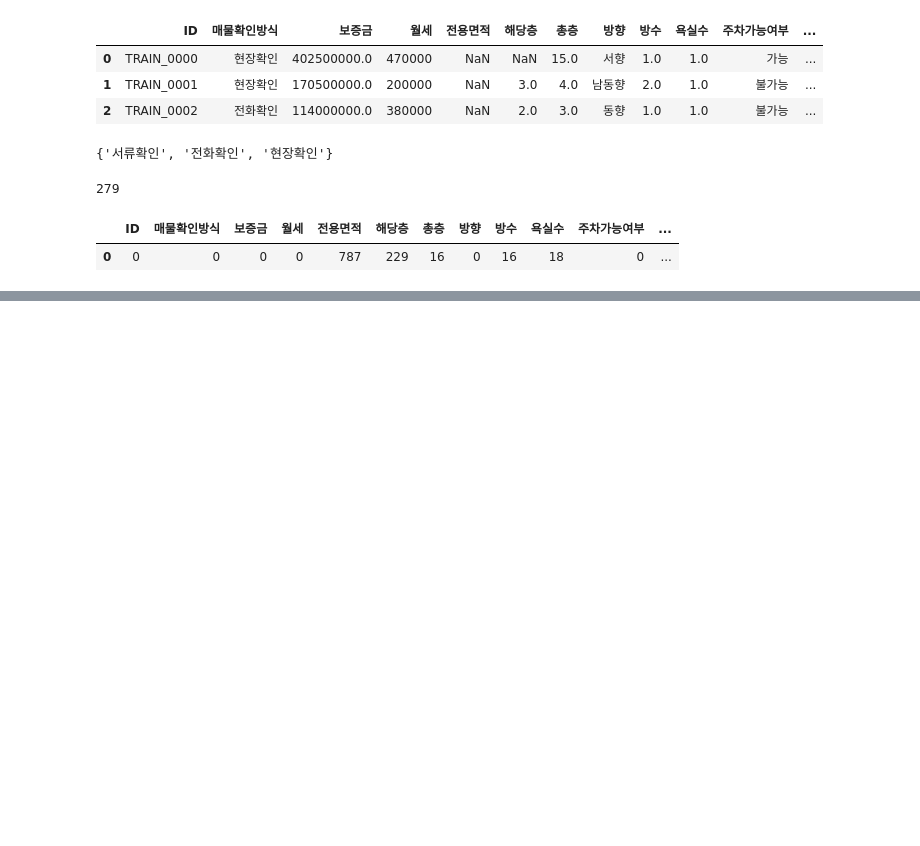
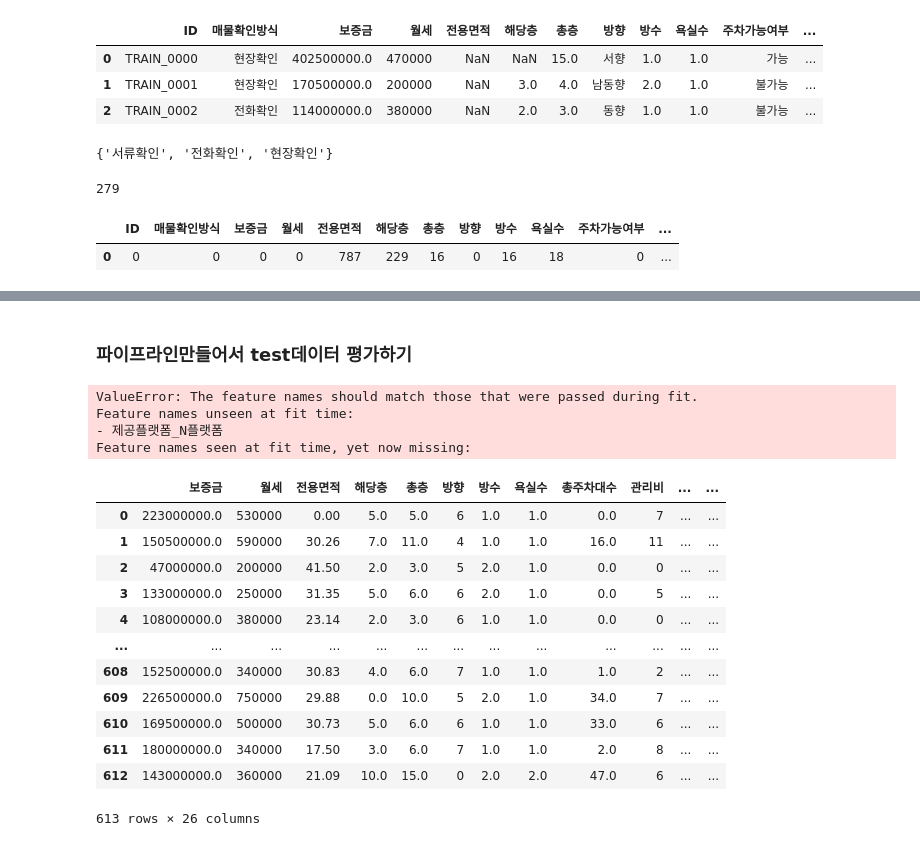
Before and after one commit to Salamamder/project_jericho, a Jupyter notebook: 임시이름.ipynb, the cells around one changed output, grey strips where cells are left out. Drawn from its saved outputs; the diff is of its cells as text; code cells hidden in the pictures; blank space fills up the shorter version.

```diff
--- a/임시이름.ipynb
+++ b/임시이름.ipynb
@@ -179,22 +186,5 @@ train_drop[['총층']] = train_drop[['총층']].fillna(train_drop['총층'].mean
 # train_outliers = train_numeric[((train_numeric < (q1 - 1.5 * iqr)) | (train_numeric > (q3 + 1.5 * iqr))).any(axis=1)]
 
 
-
-
-
-# 4. 라벨링(겟더미: 주차가능여부, 매물확인방식, 플랫폼, 라벨링: 방향)
-#     라벨링
-print(set(train_drop['방향']))
-mapping = {'북동향': 1,
-           '북서향': 3,
-           '남동향': 7,
-           '남향': 6,
-           '북향': 2,
-           '동향': 0,
-           '남서향': 5,
-           '서향': 4,
-          }
-train_drop['방향'] = train_drop.방향.map(mapping)
-train_labelled = pd.get_dummies(train_drop, drop_first=True)
-# 이상치는 모두 허위매물이였다. 뭐
-# 5. 예측할 값 분리
+# 3.5 라벨링 이전에 데이터 타입 변환 필요한거: 게재일
+train_drop['게재일'] = pd.to_datetime(train_drop.게재일).apply(lambda x : x.timestamp())
@@ -228,0 +284,23 @@ Index(['a', 'b'], dtype='object')
+# %% [markdown]
+### 파이프라인만들어서 test데이터 평가하기
+# %%
+# 전처리
+# 1. 필요없는거 버리기(ID)
+test_drop = test.drop(['ID'], axis=1)
+
+# 2. 결측치 보간(0: 전용면적, 해당층, 방수, 욕실수, 총주차대수   평균: 총층)
+test_drop[['전용면적','해당층','방수','욕실수','총주차대수']] = test_drop[['전용면적','해당층','방수','욕실수','총주차대수']].fillna(0)
+test_drop[['총층']] = test_drop[['총층']].fillna(test_drop['총층'].mean())
+
+# 이상치제거 -> 일단 지금은 없음
+# 3.5 라벨링 이전에 데이터 타입 변환 필요한거: 게재일
+test_drop['게재일'] = pd.to_datetime(test_drop.게재일).apply(lambda x : x.timestamp())
+
+# 4. 라벨링(겟더미: 주차가능여부, 매물확인방식, 플랫폼, 라벨링: 방향)
+#     라벨링
+test_drop['방향'] = test_drop.방향.map(mapping)
+test_drop['중개사무소'] = label_encoder.transform(test_drop['중개사무소'])
+
+test_labelled = pd.get_dummies(test_drop, drop_first=True)
+# 이상치는 모두 허위매물이였다. 뭐
+# 5. 예측할 값 분리
@@ -228,0 +309,8 @@ Index(['a', 'b'], dtype='object')
+# %%
+# 예측값, 점수확인은 못함
+y_pred = best_model.predict(test_labelled)
+# %% [output]
+ValueError: The feature names should match those that were passed during fit.
+Feature names unseen at fit time:
+- 제공플랫폼_N플랫폼
+Feature names seen at fit time, yet now missing:
@@ -228,0 +322,16 @@ Index(['a', 'b'], dtype='object')
+# %%
+test_labelled
+# %% [output]
+|  | 보증금 | 월세 | 전용면적 | 해당층 | 총층 | 방향 | 방수 | 욕실수 | 총주차대수 | 관리비 | ... | ... |
+| 0 | 223000000.0 | 530000 | 0.00 | 5.0 | 5.0 | 6 | 1.0 | 1.0 | 0.0 | 7 | ... | ... |
+| 1 | 150500000.0 | 590000 | 30.26 | 7.0 | 11.0 | 4 | 1.0 | 1.0 | 16.0 | 11 | ... | ... |
+| 2 | 47000000.0 | 200000 | 41.50 | 2.0 | 3.0 | 5 | 2.0 | 1.0 | 0.0 | 0 | ... | ... |
+| 3 | 133000000.0 | 250000 | 31.35 | 5.0 | 6.0 | 6 | 2.0 | 1.0 | 0.0 | 5 | ... | ... |
+| 4 | 108000000.0 | 380000 | 23.14 | 2.0 | 3.0 | 6 | 1.0 | 1.0 | 0.0 | 0 | ... | ... |
+| ... | ... | ... | ... | ... | ... | ... | ... | ... | ... | ... | ... | ... |
+| 608 | 152500000.0 | 340000 | 30.83 | 4.0 | 6.0 | 7 | 1.0 | 1.0 | 1.0 | 2 | ... | ... |
+| 609 | 226500000.0 | 750000 | 29.88 | 0.0 | 10.0 | 5 | 2.0 | 1.0 | 34.0 | 7 | ... | ... |
+| 610 | 169500000.0 | 500000 | 30.73 | 5.0 | 6.0 | 6 | 1.0 | 1.0 | 33.0 | 6 | ... | ... |
+| 611 | 180000000.0 | 340000 | 17.50 | 3.0 | 6.0 | 7 | 1.0 | 1.0 | 2.0 | 8 | ... | ... |
+| 612 | 143000000.0 | 360000 | 21.09 | 10.0 | 15.0 | 0 | 2.0 | 2.0 | 47.0 | 6 | ... | ... |
+613 rows × 26 columns
```
Also changed, not shown: parts of 14 cells of this notebook, 1 other file.
